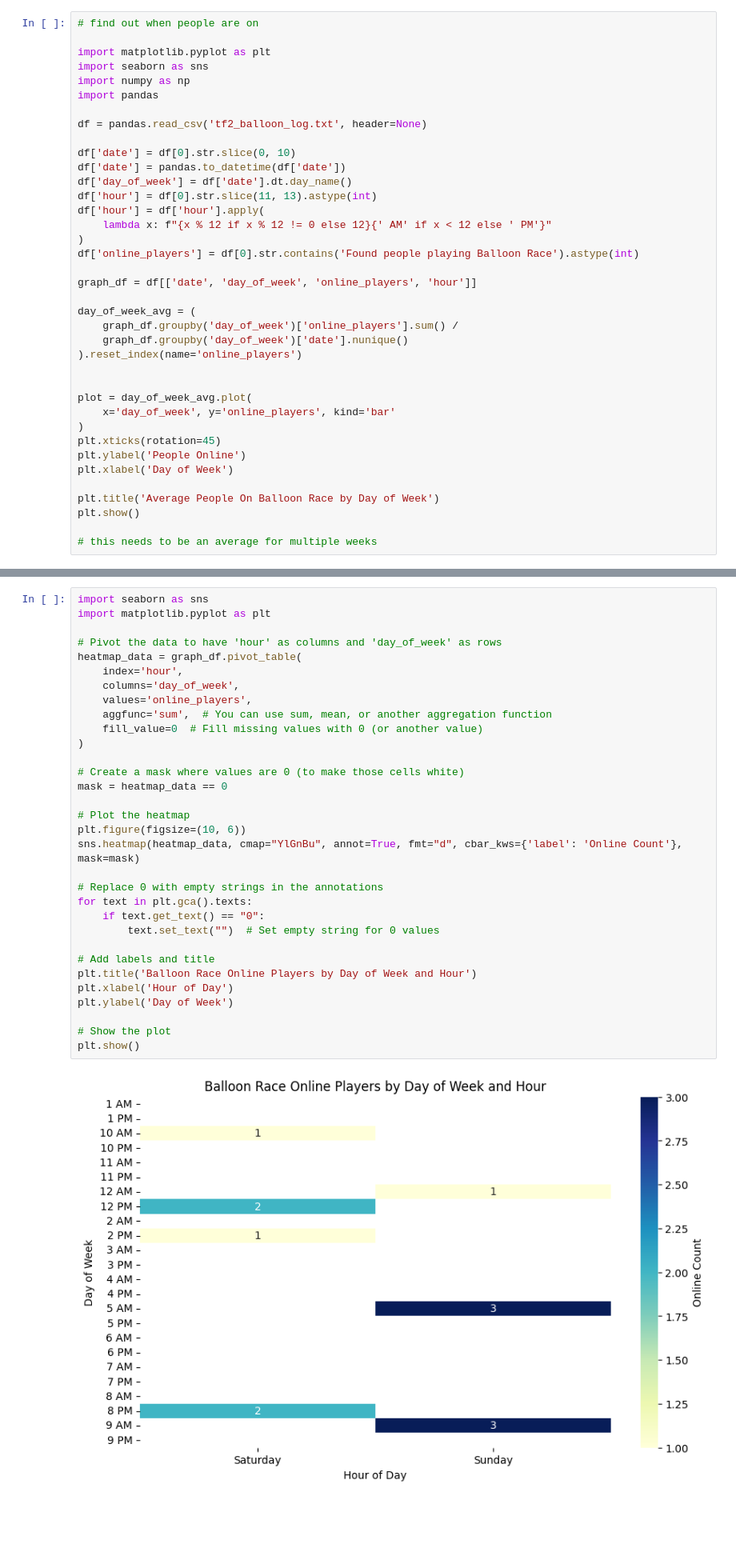
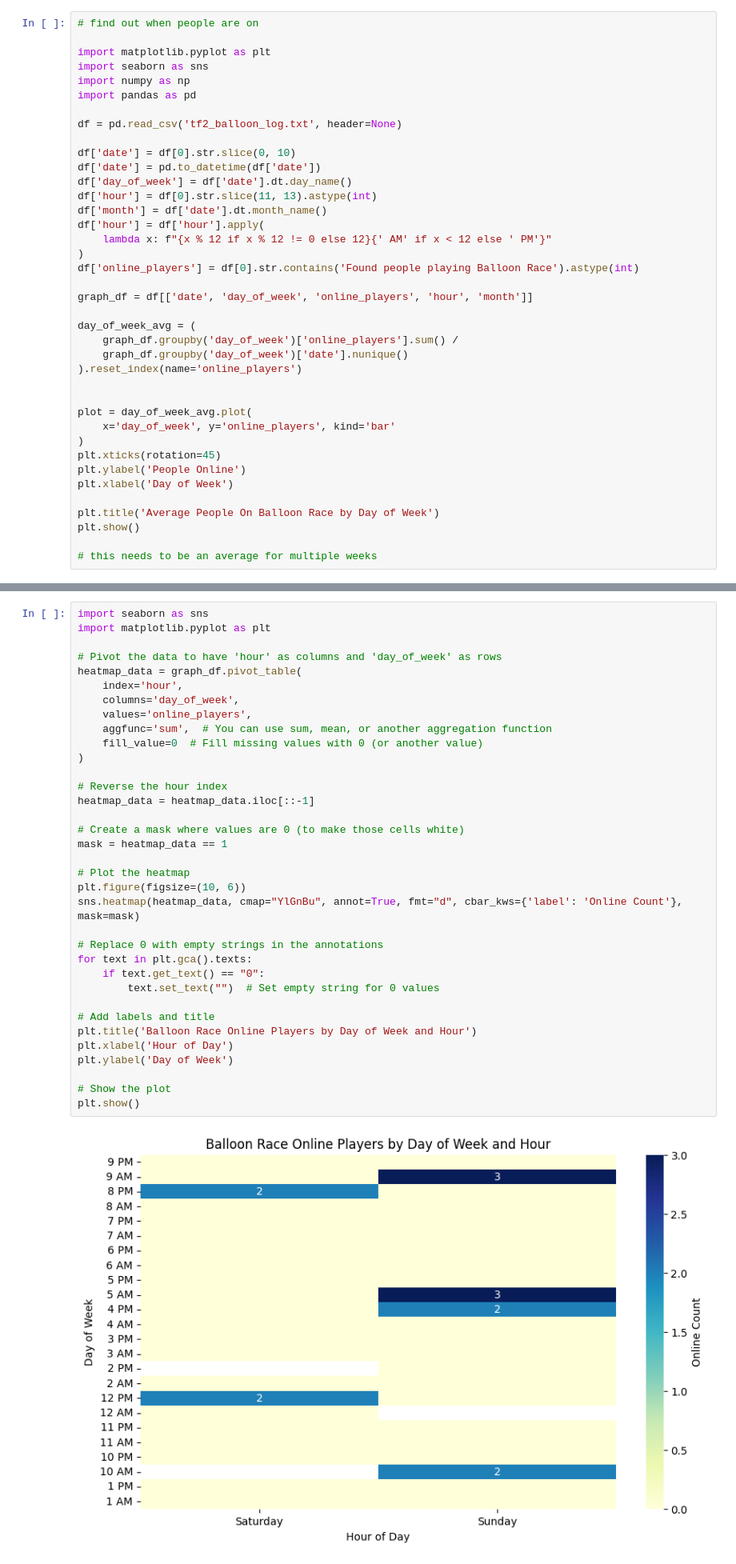
Before and after one commit to benbav/tf2_balloon_race_emailer, a Jupyter notebook: analysis.ipynb, the cells around one changed output, grey strips where cells are left out. Shown at 80% size. Saved outputs shown, nothing was run; the diff lists cells and outputs as text; blank space fills up the shorter version.

Commit message:
graph updates

```diff
--- a/analysis.ipynb
+++ b/analysis.ipynb
@@ -4,20 +4,21 @@
 import matplotlib.pyplot as plt
 import seaborn as sns
 import numpy as np
-import pandas
+import pandas as pd
 
-df = pandas.read_csv('tf2_balloon_log.txt', header=None)
+df = pd.read_csv('tf2_balloon_log.txt', header=None)
 
 df['date'] = df[0].str.slice(0, 10)
-df['date'] = pandas.to_datetime(df['date'])
+df['date'] = pd.to_datetime(df['date'])
 df['day_of_week'] = df['date'].dt.day_name()
 df['hour'] = df[0].str.slice(11, 13).astype(int)
+df['month'] = df['date'].dt.month_name()
 df['hour'] = df['hour'].apply(
     lambda x: f"{x % 12 if x % 12 != 0 else 12}{' AM' if x < 12 else ' PM'}"
 )
 df['online_players'] = df[0].str.contains('Found people playing Balloon Race').astype(int)
 
-graph_df = df[['date', 'day_of_week', 'online_players', 'hour']]
+graph_df = df[['date', 'day_of_week', 'online_players', 'hour', 'month']]
 
 day_of_week_avg = (
     graph_df.groupby('day_of_week')['online_players'].sum() /
@@ -63,35 +84,38 @@ import seaborn as sns
 import matplotlib.pyplot as plt
 
 # Pivot the data to have 'hour' as columns and 'day_of_week' as rows
 heatmap_data = graph_df.pivot_table(
     index='hour',
     columns='day_of_week',
     values='online_players',
     aggfunc='sum',  # You can use sum, mean, or another aggregation function
     fill_value=0  # Fill missing values with 0 (or another value)
 )
 
+# Reverse the hour index
+heatmap_data = heatmap_data.iloc[::-1]
+
 # Create a mask where values are 0 (to make those cells white)
-mask = heatmap_data == 0
+mask = heatmap_data == 1
 
 # Plot the heatmap
 plt.figure(figsize=(10, 6))
 sns.heatmap(heatmap_data, cmap="YlGnBu", annot=True, fmt="d", cbar_kws={'label': 'Online Count'}, mask=mask)
 
 # Replace 0 with empty strings in the annotations
 for text in plt.gca().texts:
     if text.get_text() == "0":
         text.set_text("")  # Set empty string for 0 values
 
 # Add labels and title
 plt.title('Balloon Race Online Players by Day of Week and Hour')
 plt.xlabel('Hour of Day')
 plt.ylabel('Day of Week')
 
 # Show the plot
 plt.show()
 # %% [output]
-[figure, old version]
+[figure, new version]
 # %%
 # could also do by month?
 
```
Also changed, not shown: parts of 3 cells of this notebook, 1 other file.
